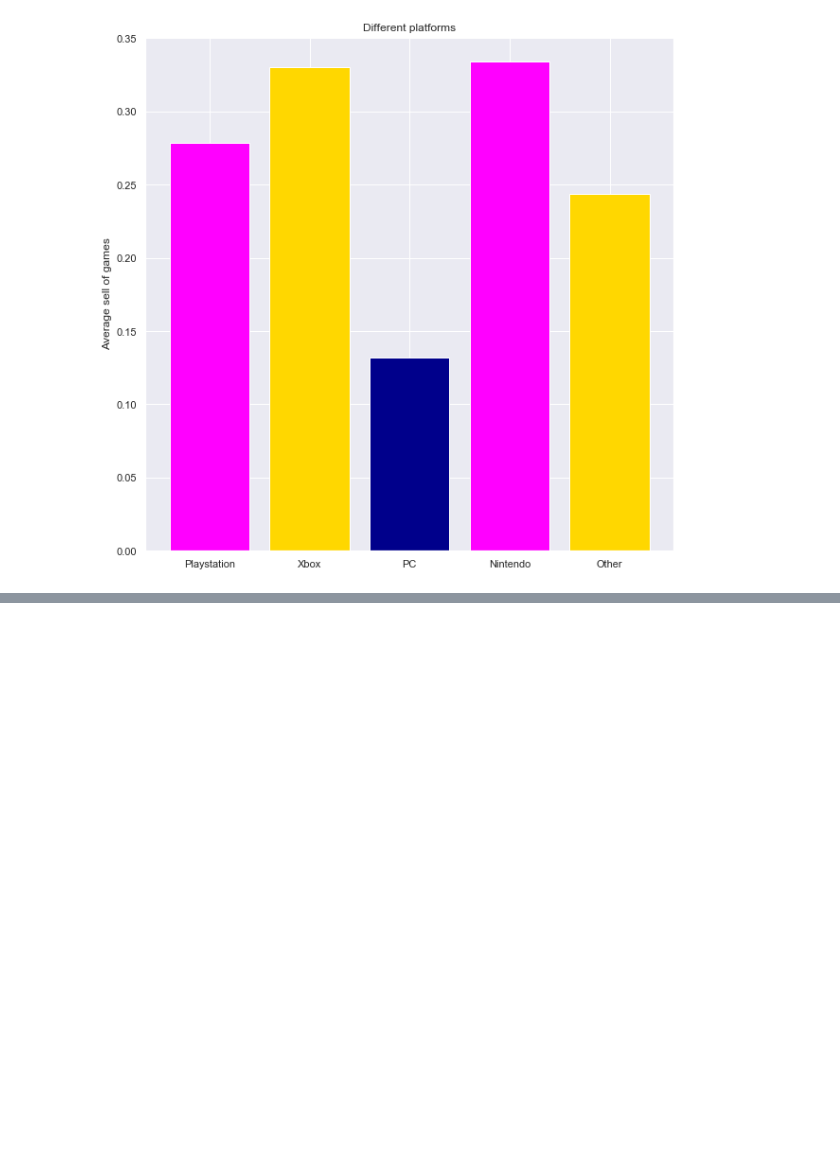
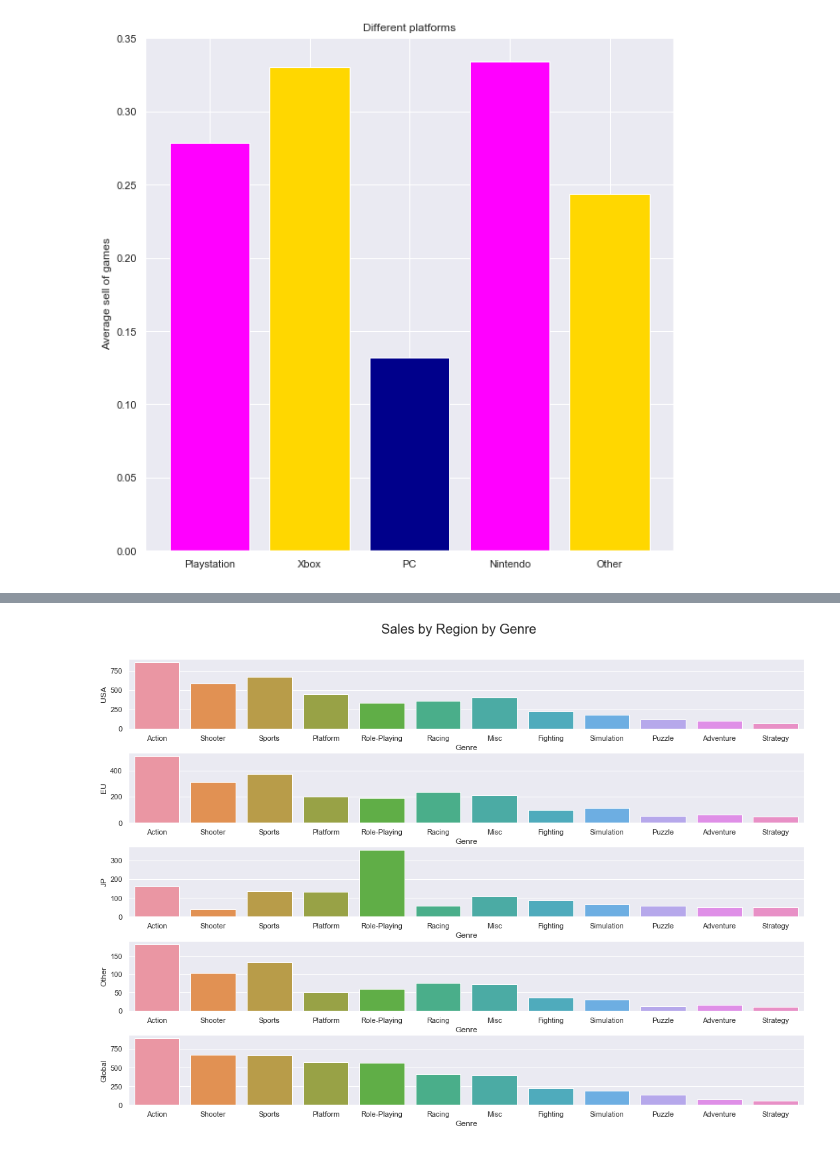
Before and after one commit to LeDorean/videogame_analysis, a Jupyter notebook: Untitled1.ipynb, the cells around one changed output, grey strips where cells are left out. Drawn from its saved outputs; the diff is of its cells as text; code cells hidden in the pictures; blank space fills up the shorter version.

Commit message:
added visualization

```diff
--- a/Untitled1.ipynb
+++ b/Untitled1.ipynb
@@ -344,0 +437,13 @@ plt.show()
+# %%
+#sales by region by genre
+dfplot = df.groupby('Genre', as_index = False).sum().sort_values(by = 'Global', ascending = False)
+region = ['USA','EU','JP','Other','Global']
+
+fig, axes = plt.subplots(nrows = len(region), ncols = 1, figsize = (15,10))
+plt.tight_layout()
+plt.suptitle('Sales by Region by Genre', fontsize = 20, y = 1.05)
+
+for i, r in enumerate(region):
+    sns.barplot(y = r , x = 'Genre' , data = dfplot,  orient='v' , ax= axes[i])
+# %% [output]
+[figure, added]
```
Also changed, not shown: parts of 7 cells of this notebook.
